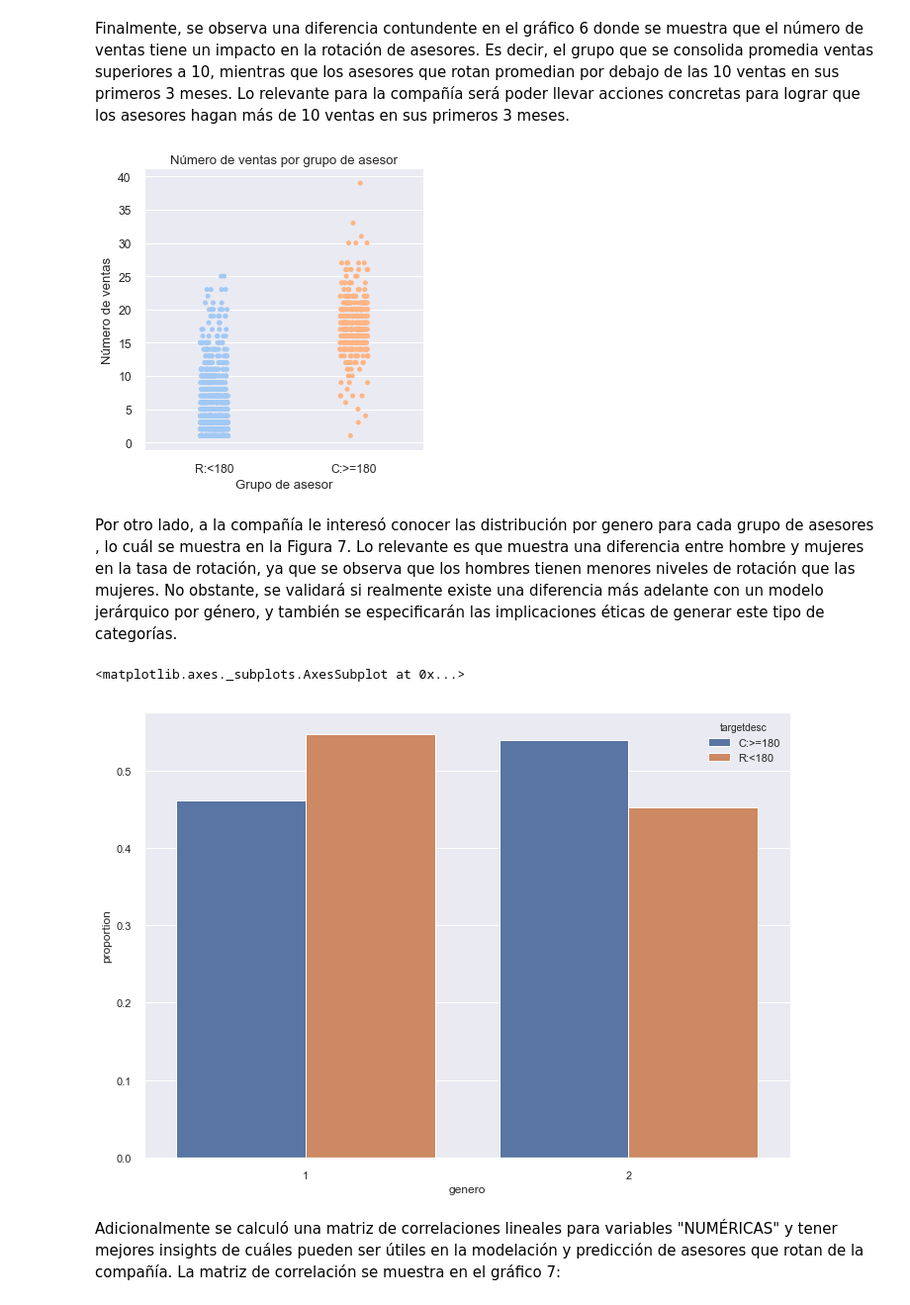
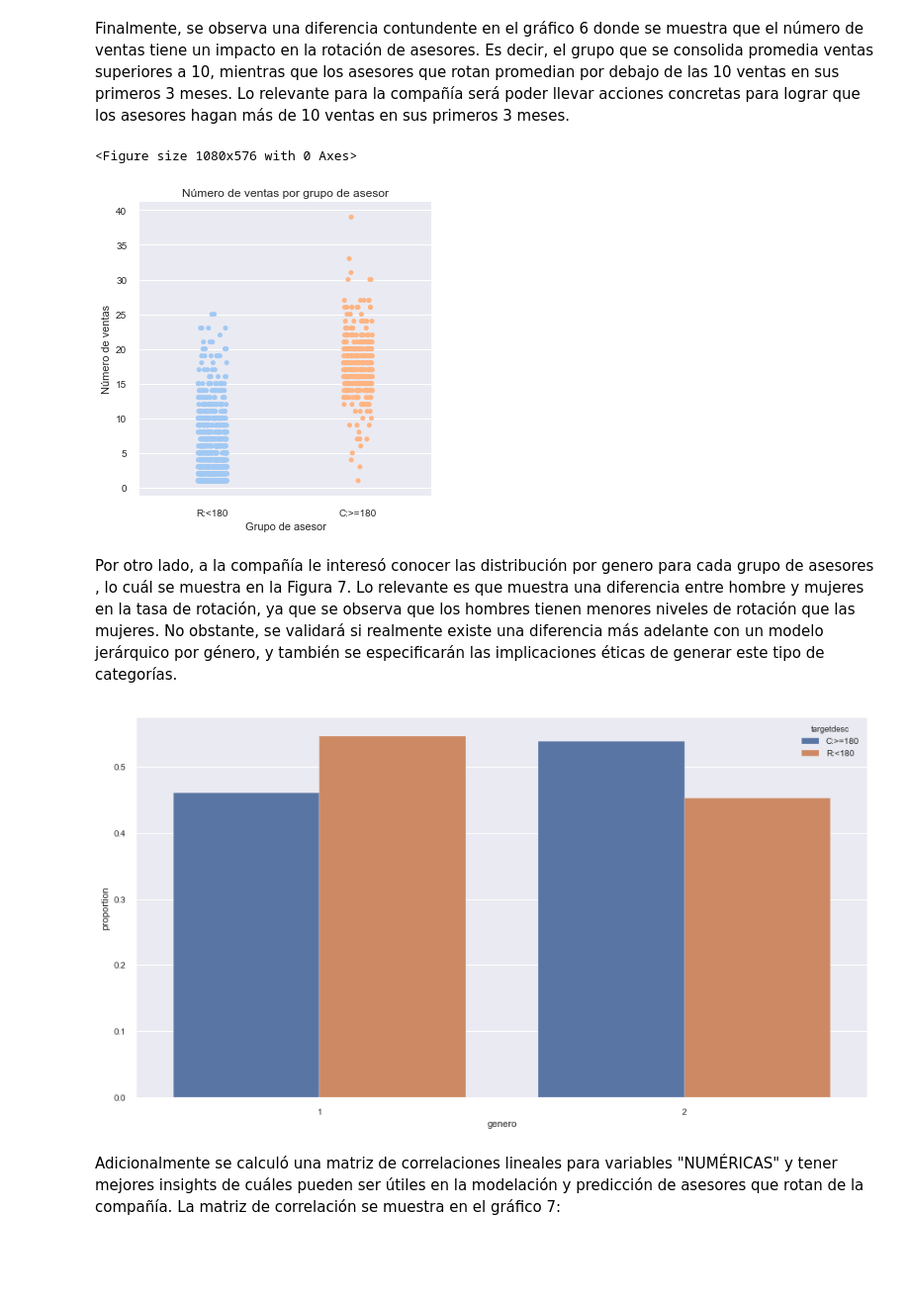
Before and after one commit to paola-md/final-regresion-avanzada, a Jupyter notebook: EDA/ProyectoEDA_MLG-IMAGENES.ipynb, the cells around one changed output. Shown at 99% size. Cells and saved outputs as stored; diff of their text form; code cells hidden in the pictures; blank space fills up the shorter version.

```diff
--- a/EDA/ProyectoEDA_MLG-IMAGENES.ipynb
+++ b/EDA/ProyectoEDA_MLG-IMAGENES.ipynb
@@ -403,25 +438,34 @@ objEda.Graficar_Degradado(objEda.pdDataSet,'experiencia','num_ventas','Experienc
 # %% [markdown]
 Finalmente, se observa una diferencia contundente en el gráfico 6 donde se muestra que el número de ventas tiene un impacto en la rotación de asesores. Es decir, el grupo que se consolida promedia ventas superiores a 10, mientras que los asesores que rotan promedian por debajo de las 10 ventas en sus primeros 3 meses. Lo relevante para la compañía será poder llevar acciones concretas para lograr que los asesores hagan más de 10 ventas en sus primeros 3 meses.
 # %%
-objEda.Graficar_Degradado(objEda.pdDataSet,'targetdesc','num_ventas','Grupo de asesor','Número de ventas','Número de ventas por grupo de asesor')
+
+plt.figure(figsize = (15,8))
+ax = objEda.Graficar_Degradado(objEda.pdDataSet,'targetdesc','num_ventas','Grupo de asesor','Número de ventas','Número de ventas por grupo de asesor')
+
+plt.savefig('./../img/target_ventas.png')
+plt.show()
 # %% [output]
+<Figure size 1080x576 with 0 Axes>
-[figure, old version]
+[figure, new version]
 # %% [markdown]
 Por otro lado, a la compañía le interesó conocer las distribución por genero para cada grupo de asesores , lo cuál se muestra en la Figura 7. Lo relevante es que muestra una diferencia entre hombre y mujeres en la tasa de rotación, ya que se observa que los hombres tienen menores niveles de rotación que las mujeres. No obstante, se validará si realmente existe una diferencia más adelante con un modelo jerárquico por género, y también se especificarán las implicaciones éticas de generar este tipo de categorías.
 # %%
 df = objEda.pdDataSet
 x, y, hue = "genero", "proportion", "targetdesc"
 hue_order = ["1","2"]
 
-(df[x]
+plt.figure(figsize = (15,8))
+ax = (df[x]
  .groupby(df[hue])
  .value_counts(normalize=True)
  .rename(y)
  .reset_index()
  .pipe((sns.barplot, "data"), x=x, y=y, hue=hue))
+
+plt.savefig('./../img/genero_prop.png')
+plt.show()
 # %% [output]
-<matplotlib.axes._subplots.AxesSubplot at 0x...>
-[figure, old version]
+[figure, new version]
 # %% [markdown]
 Adicionalmente se calculó una matriz de correlaciones lineales para variables "NUMÉRICAS" y tener mejores insights de cuáles pueden ser útiles en la modelación y predicción de asesores que rotan de la compañía. La matriz de correlación se muestra en el gráfico 7:
 # %%
```
Also changed, not shown: parts of 12 cells of this notebook.
